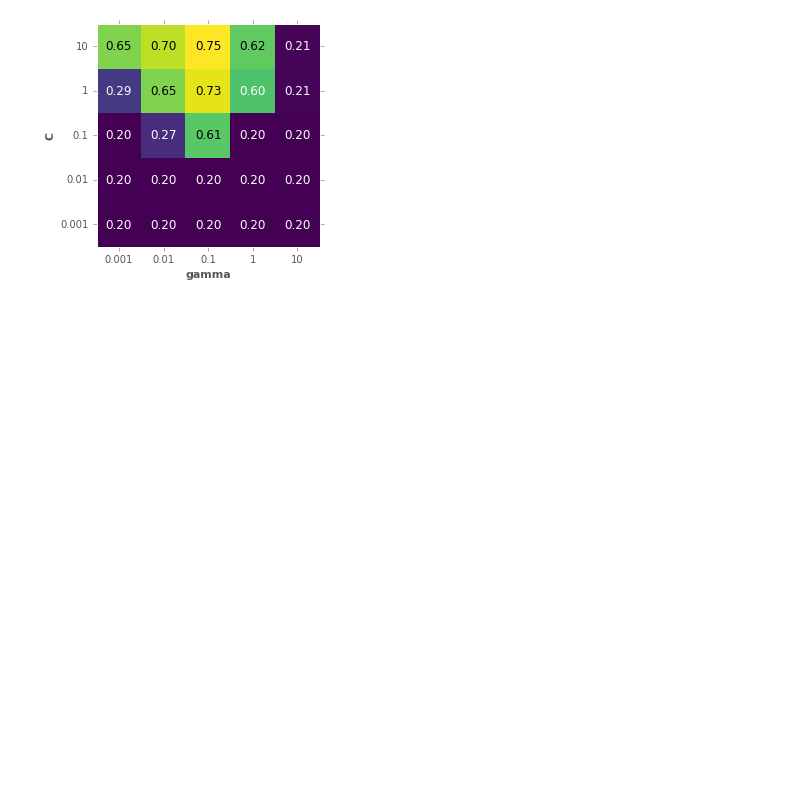
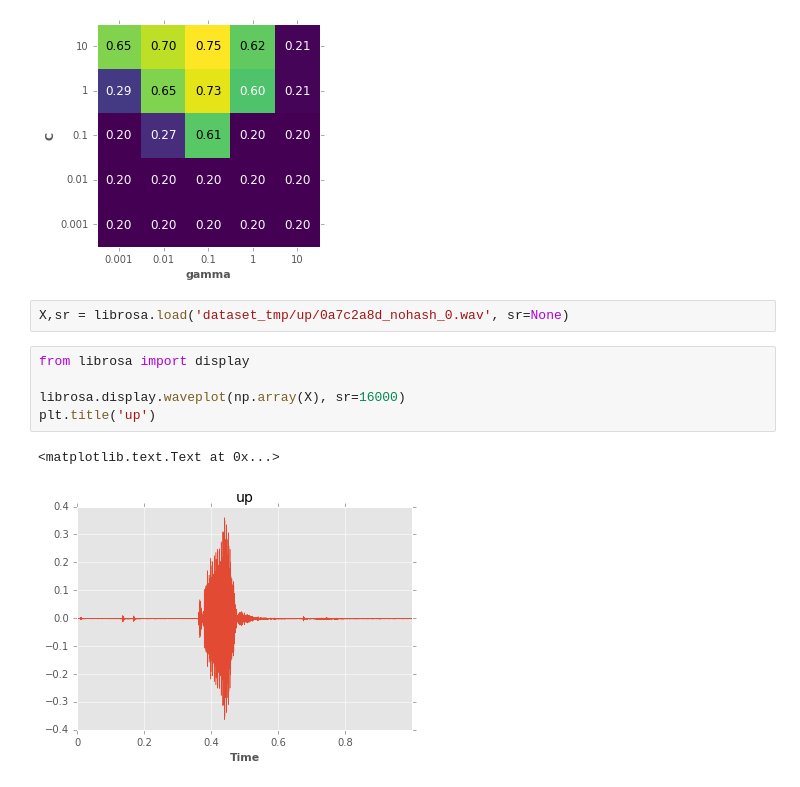
Before and after one commit to TongtongFANG/LearningMachines, a Jupyter notebook: voice classification.ipynb, the cells around one changed output. Cells and saved outputs as stored; diff of their text form; blank space fills up the shorter version.

```diff
--- a/voice classification.ipynb
+++ b/voice classification.ipynb
@@ -354,3 +381,13 @@ heatmap(scores, xlabel='gamma', xticklabels=param_grid['gamma'],
                       ylabel='C', yticklabels=param_grid['C'], cmap="viridis");
 # %% [output]
 [figure]
+# %%
+X,sr = librosa.load('dataset_tmp/up/0a7c2a8d_nohash_0.wav', sr=None)
+# %%
+from librosa import display
+
+librosa.display.waveplot(np.array(X), sr=16000)
+plt.title('up')
+# %% [output]
+<matplotlib.text.Text at 0x...>
+[figure, added]
```
Also changed, not shown: parts of 2 cells of this notebook.
